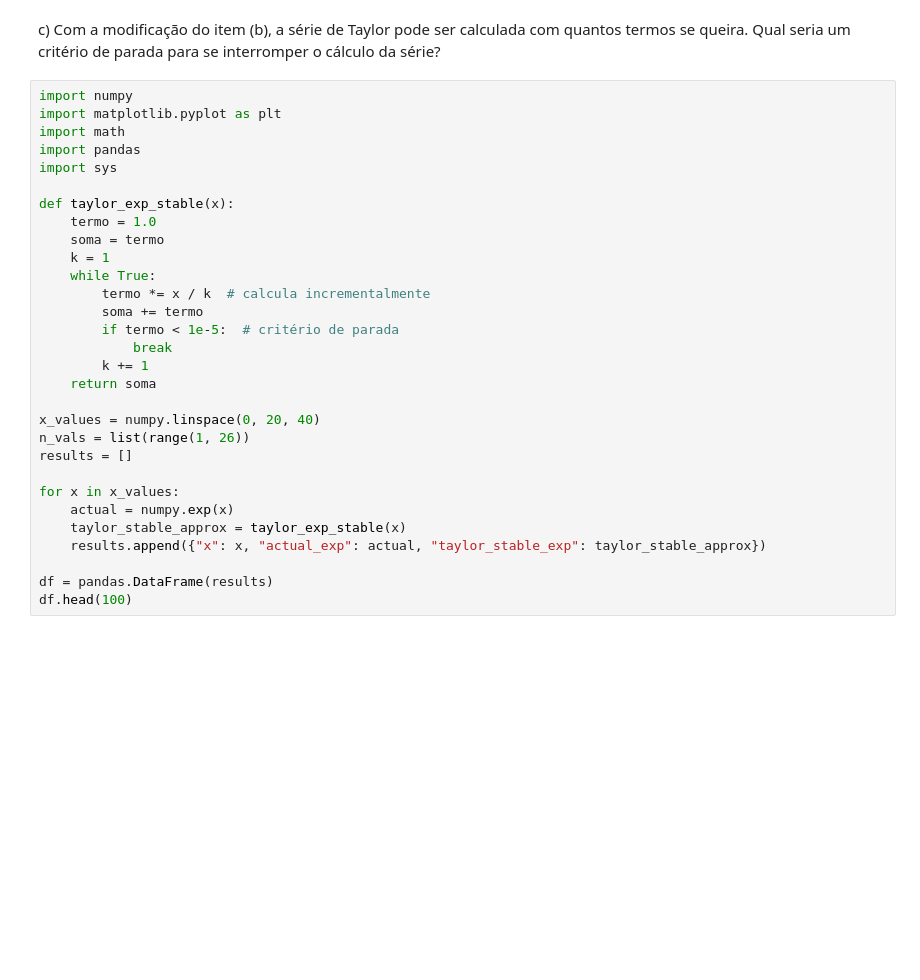
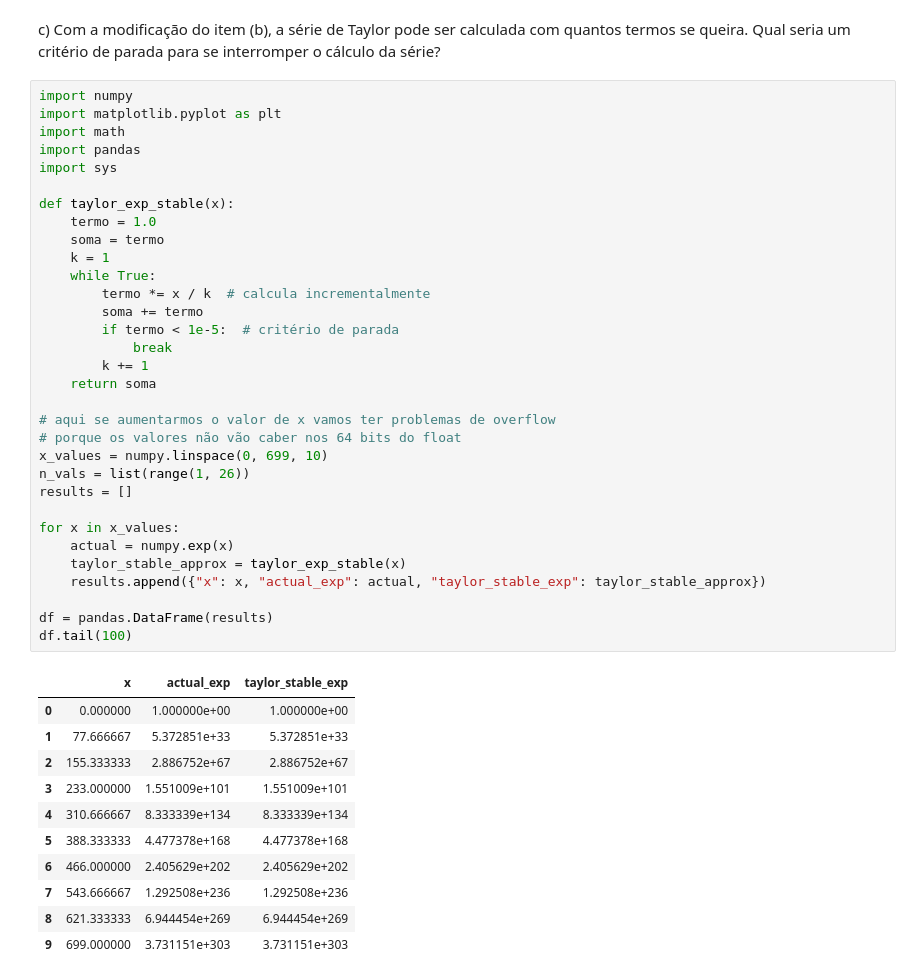
Before and after one commit to fromcaio/numerical-analysis, a Jupyter notebook: 02-taylor-sries.ipynb, the cells around one changed output. Saved outputs shown, nothing was run; the diff lists cells and outputs as text; blank space fills up the shorter version.

```diff
--- a/02-taylor-sries.ipynb
+++ b/02-taylor-sries.ipynb
@@ -300,30 +300,44 @@ c) Com a modificação do item (b), a série de Taylor pode ser calculada com qu
 # %%
 import numpy
 import matplotlib.pyplot as plt
 import math
 import pandas
 import sys
 
 def taylor_exp_stable(x):
     termo = 1.0
     soma = termo
     k = 1
     while True:
         termo *= x / k  # calcula incrementalmente
         soma += termo
         if termo < 1e-5:  # critério de parada
             break
         k += 1
     return soma
 
-x_values = numpy.linspace(0, 20, 40)
+# aqui se aumentarmos o valor de x vamos ter problemas de overflow
+# porque os valores não vão caber nos 64 bits do float
+x_values = numpy.linspace(0, 699, 10)
 n_vals = list(range(1, 26))
 results = []
 
 for x in x_values:
     actual = numpy.exp(x)
     taylor_stable_approx = taylor_exp_stable(x)
     results.append({"x": x, "actual_exp": actual, "taylor_stable_exp": taylor_stable_approx})
 
 df = pandas.DataFrame(results)
-df.head(100)
+df.tail(100)
+# %% [output]
+|  | x | actual_exp | taylor_stable_exp |
+| 0 | 0.000000 | 1.000000e+00 | 1.000000e+00 |
+| 1 | 77.666667 | 5.372851e+33 | 5.372851e+33 |
+| 2 | 155.333333 | 2.886752e+67 | 2.886752e+67 |
+| 3 | 233.000000 | 1.551009e+101 | 1.551009e+101 |
+| 4 | 310.666667 | 8.333339e+134 | 8.333339e+134 |
+| 5 | 388.333333 | 4.477378e+168 | 4.477378e+168 |
+| 6 | 466.000000 | 2.405629e+202 | 2.405629e+202 |
+| 7 | 543.666667 | 1.292508e+236 | 1.292508e+236 |
+| 8 | 621.333333 | 6.944454e+269 | 6.944454e+269 |
+| 9 | 699.000000 | 3.731151e+303 | 3.731151e+303 |
```
Also changed, not shown: parts of 2 cells of this notebook.
